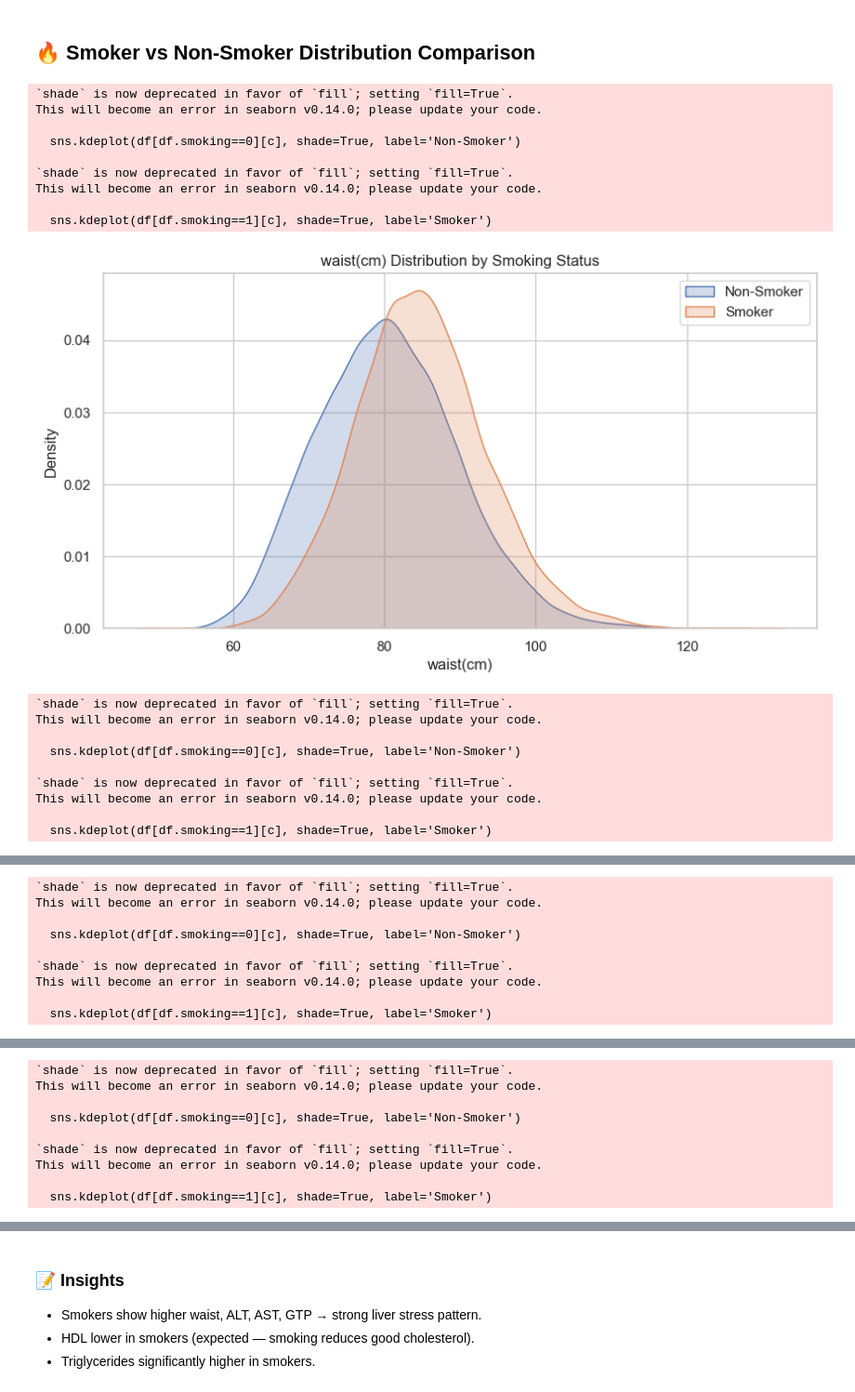
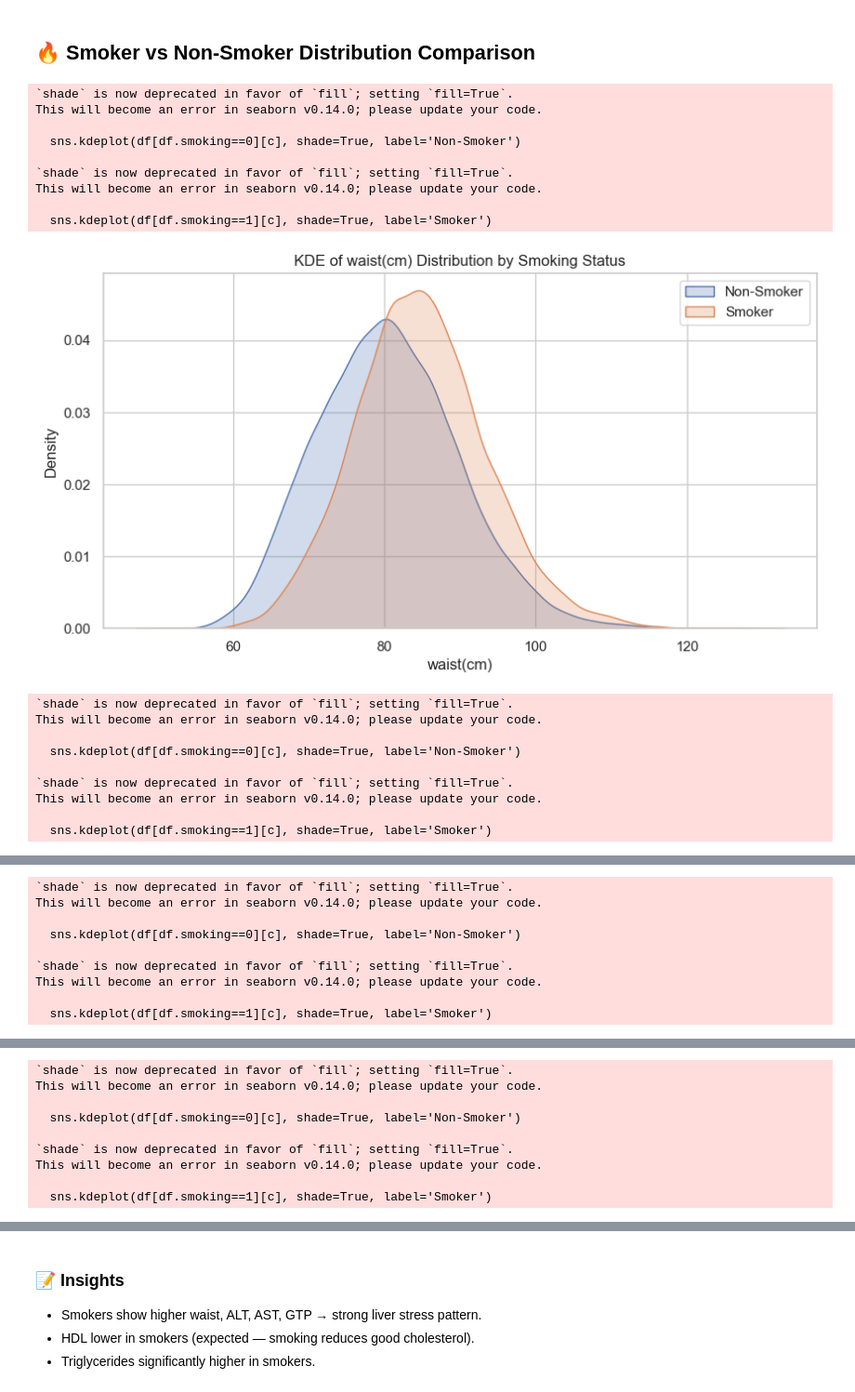
Before and after one commit to shikhar-mutta/ML-Project-2, a Jupyter notebook: Smoking/smoking_eda.ipynb, the cells around one changed output, grey strips where cells are left out. Shown at 93% size. Cells and saved outputs as stored; diff of their text form; code cells hidden in the pictures.

```diff
--- a/Smoking/smoking_eda.ipynb
+++ b/Smoking/smoking_eda.ipynb
@@ -142,25 +158,25 @@ plt.show()
 # %%
 
 cols = ['waist(cm)','triglyceride','HDL','LDL','AST','ALT','Gtp']
 
 for c in cols:
     plt.figure(figsize=(10,5))
     sns.kdeplot(df[df.smoking==0][c], shade=True, label='Non-Smoker')
     sns.kdeplot(df[df.smoking==1][c], shade=True, label='Smoker')
-    plt.title(f'{c} Distribution by Smoking Status')
+    plt.title(f'KDE of {c} Distribution by Smoking Status')
     plt.legend()
     plt.show()
 # %% [output]
 `shade` is now deprecated in favor of `fill`; setting `fill=True`.
 This will become an error in seaborn v0.14.0; please update your code.
 
   sns.kdeplot(df[df.smoking==0][c], shade=True, label='Non-Smoker')
 
 `shade` is now deprecated in favor of `fill`; setting `fill=True`.
 This will become an error in seaborn v0.14.0; please update your code.
 
   sns.kdeplot(df[df.smoking==1][c], shade=True, label='Smoker')
-[figure, old version]
+[figure, new version]
 `shade` is now deprecated in favor of `fill`; setting `fill=True`.
 This will become an error in seaborn v0.14.0; please update your code.
 
```
Also changed, not shown: parts of 2 cells of this notebook.
